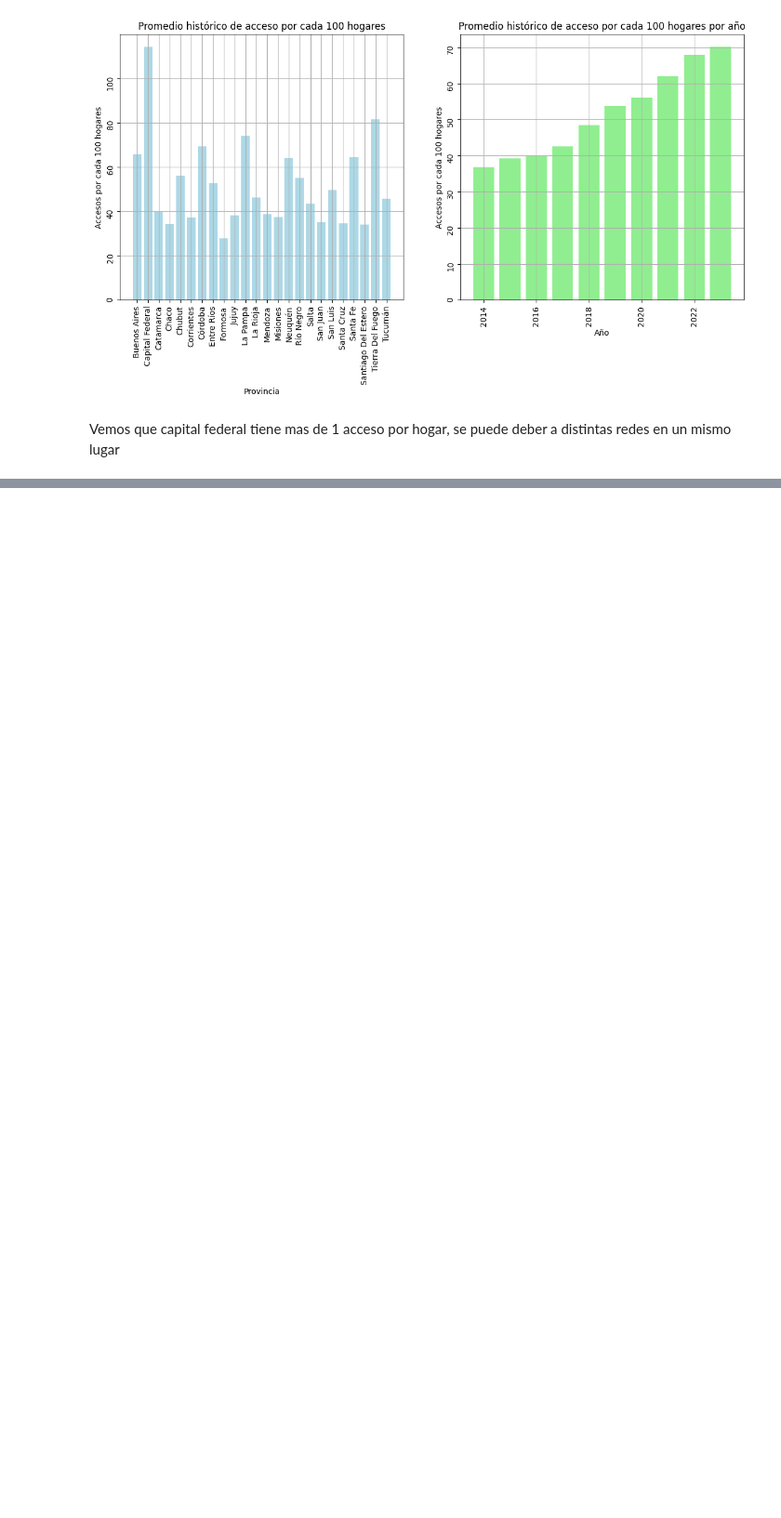
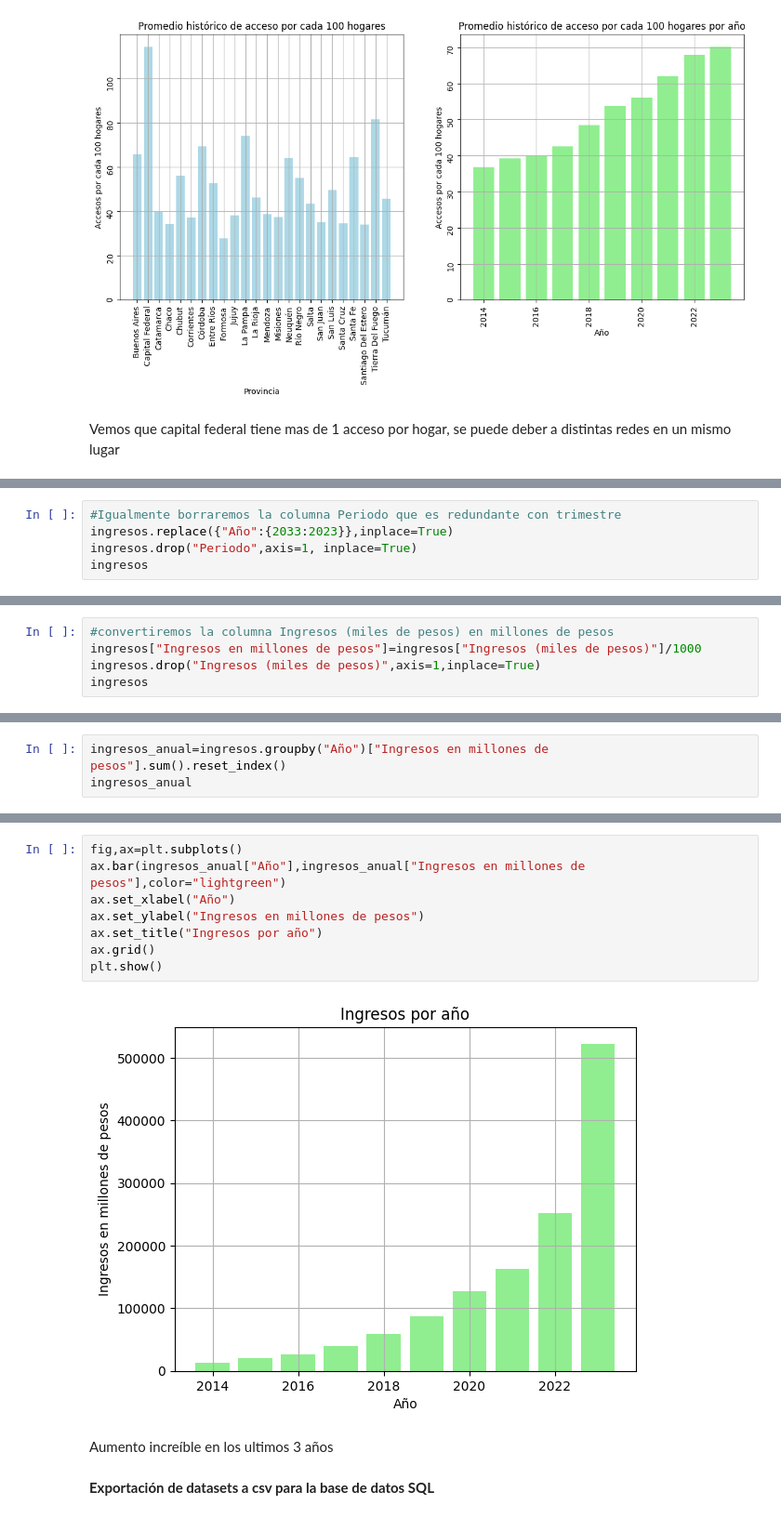
Before and after one commit to FSanchezB/Analisis-de-data-internet-en-Argentina, a Jupyter notebook: Notebooks/EDA.ipynb, the cells around one changed output, grey strips where cells are left out. Shown at 93% size. Drawn from its saved outputs; the diff is of its cells as text; blank space fills up the shorter version.

```diff
--- a/Notebooks/EDA.ipynb
+++ b/Notebooks/EDA.ipynb
@@ -231,0 +400,5 @@ Vemos que capital federal tiene mas de 1 acceso por hogar, se puede deber a dist
+# %%
+#Igualmente borraremos la columna Periodo que es redundante con trimestre
+ingresos.replace({"Año":{2033:2023}},inplace=True)
+ingresos.drop("Periodo",axis=1, inplace=True)
+ingresos
@@ -231,0 +423,5 @@ Vemos que capital federal tiene mas de 1 acceso por hogar, se puede deber a dist
+# %%
+#convertiremos la columna Ingresos (miles de pesos) en millones de pesos
+ingresos["Ingresos en millones de pesos"]=ingresos["Ingresos (miles de pesos)"]/1000
+ingresos.drop("Ingresos (miles de pesos)",axis=1,inplace=True)
+ingresos
@@ -231,0 +446,3 @@ Vemos que capital federal tiene mas de 1 acceso por hogar, se puede deber a dist
+# %%
+ingresos_anual=ingresos.groupby("Año")["Ingresos en millones de pesos"].sum().reset_index()
+ingresos_anual
@@ -231,0 +461,14 @@ Vemos que capital federal tiene mas de 1 acceso por hogar, se puede deber a dist
+# %%
+fig,ax=plt.subplots()
+ax.bar(ingresos_anual["Año"],ingresos_anual["Ingresos en millones de pesos"],color="lightgreen")
+ax.set_xlabel("Año")
+ax.set_ylabel("Ingresos en millones de pesos")
+ax.set_title("Ingresos por año")
+ax.grid()
+plt.show()
+# %% [output]
+[figure, added]
+# %% [markdown]
+Aumento increíble en los ultimos 3 años
+# %% [markdown]
+**Exportación de datasets a csv para la base de datos SQL**
```
Also changed, not shown: parts of 18 cells of this notebook.
